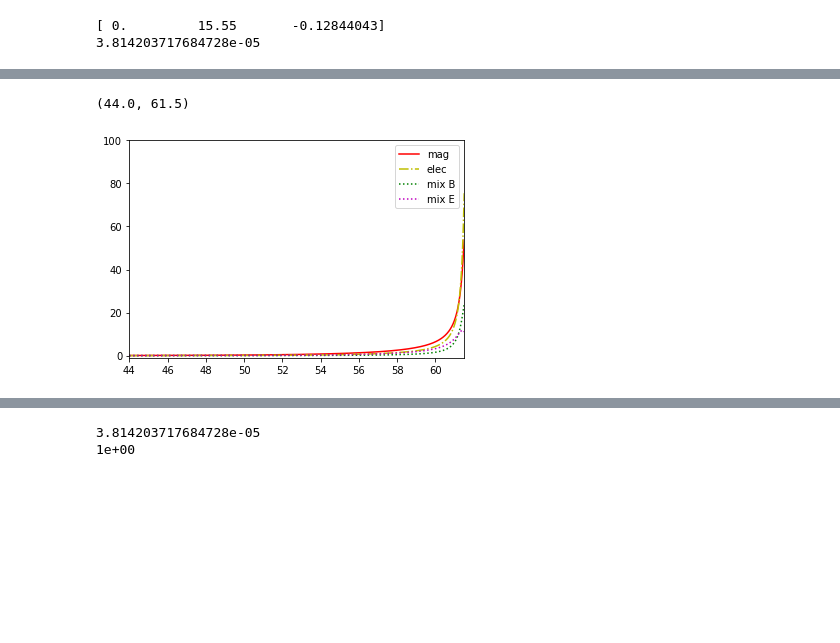
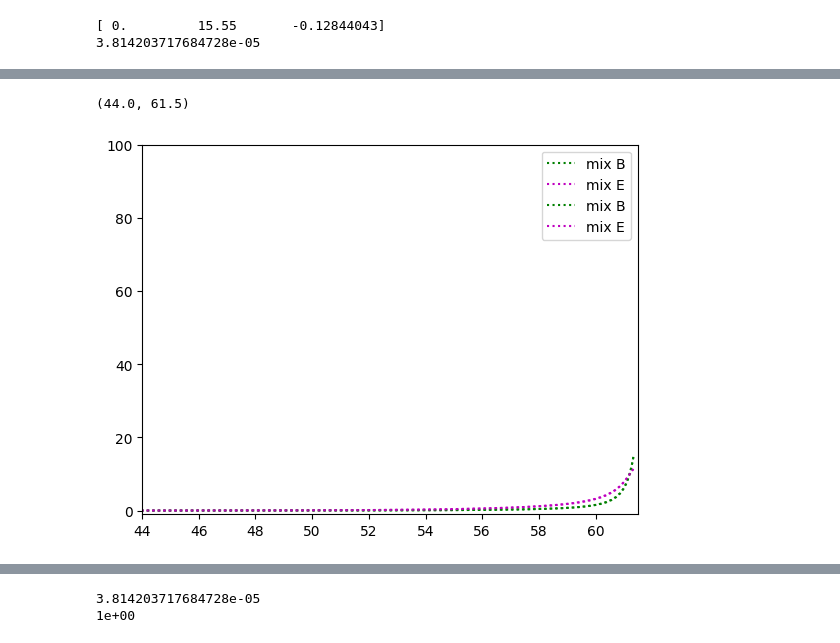
Before and after one commit to richard-von-eckardstein/GEFF, a Jupyter notebook: GradientExpansionCode_Dimless.ipynb, the cells around one changed output, grey strips where cells are left out. Drawn from its saved outputs; the diff is of its cells as text; code cells hidden in the pictures; blank space fills up the shorter version.

```diff
--- a/GradientExpansionCode_Dimless.ipynb
+++ b/GradientExpansionCode_Dimless.ipynb
@@ -951,7 +1056,7 @@ print(H**4)
 omega = H
 
 f = Mpl
-ntr = 116
+ntr = 56
 yini = np.zeros(ntr*3+6)
 yini[0] = 0.
 yini[1] = phi0/f
@@ -982,21 +1087,23 @@ t1 = Timer()
 t2 = Timer()
 t3 = Timer()
 
-#electric picture
-func = lambda t, x: fullGEF_SE_electric(t, x, f=f, omega=omega)
+frac=0.
+
+"""#electric picture
+func = lambda t, x: fullGEF_SE_collinear(t, x, f=f, frac=-1., omega=omega)
 t1.start()
-solA = solve_ivp(func, [0, 150] , yini, method="RK45")#, atol=1e-7, rtol=1e-6)
+solA = solve_ivp(func, [0, 120] , yini, method="RK45")#, atol=1e-7, rtol=1e-6)
 t1.stop()
 
 #magnetic picture
-func = lambda t, x: fullGEF_SE_magnetic(t, x, f=f, omega=omega, approx=True)
-t3.start()
-solB = solve_ivp(func, [0, 125] , zini, method="RK45")#, atol=1e-7, rtol=1e-6)
-t3.stop()
+func = lambda t, x: fullGEF_SE_collinear(t, x, f=f, omega=omega, frac=1., approx=True)
+t2.start()
+solB = solve_ivp(func, [0, 120] , yini, method="RK45")#, atol=1e-7, rtol=1e-6)
+t2.stop()"""
 
 #mixed picture
-func = lambda t, x: fullGEF_SE_mixed(t, x, frac=0.5, f=f, omega=omega)
-t2.start()
-solC = solve_ivp(func, [0, 140] , yini, method="RK45")#, atol=1e-7, rtol=1e-6)
-t2.stop()
+func = lambda t, x: fullGEF_SE_mixed(t, x, f=f, omega=omega)
+t3.start()
+solC = solve_ivp(func, [0, 120] , yini, method="RK45")#, atol=1e-7, rtol=1e-6)
+t3.stop()
 # %% [output]
@@ -1064,8 +1361,10 @@ mag
 # %%
-N1, a1, phi1, dphidt1, kh1, delta1, rhoChi1, E1, B1, G1, V1, H1, xi1, sigma1 = GetPhysQuantities(
-    solA, beta, omega, 1., SE="elc", units=True)
+N1, a1, phi1, dphidt1, kh1, delta1, rhoChi1, E1, B1, G1, V1, H1, xi1, sigmaE1, sigmaB1 = GetPhysQuantities(
+    solA, beta, omega, 1., SE=-1., units=True)
 N2, a2, phi2, dphidt2, kh2, delta2, rhoChi2, E2, B2, G2, V2, H2, xi2, sigmaE2, sigmaB2 = GetPhysQuantities(
-    solC, beta, omega, 1., SE="mix", units=True)
-N3, a3, phi3, dphidt3, kh3, rhoChi3, E3, B3, G3, V3, H3, xi3, sigma3 = GetPhysQuantities(
-    solB, beta, omega, 1., SE="mag", units=True)
+    solD, beta, omega, 1., SE=0.,  units=True)
+N3, a3, phi3, dphidt3, kh3, delta3, rhoChi3, E3, B3, G3, V3, H3, xi3, sigmaE3, sigmaB3  = GetPhysQuantities(
+    solB, beta, omega, 1., SE=1.,  units=True)
+N4, a4, phi4, dphidt4, kh4, delta4, rhoChi4, E4, B4, G4, V4, H4, xi4, sigmaE4, sigmaB4  = GetPhysQuantities(
+    solC, beta, omega, 1., SE="mix",  units=True)
 # %% [output]
@@ -1126,16 +1388,18 @@ plt.xlim(50, 61.5)
 # %%
-plt.plot(N3, sigma3/(2*H3) , "r", label="mag")
-plt.plot(N1, sigma1/(2*H1) , "y-.", label="elec")
+#plt.plot(N3, sigmaB3/(2*H3) , "r", label="mag")
+#plt.plot(N1, sigmaE1/(2*H1) , "y-.", label="elec")
 plt.plot(N2, sigmaB2/(2*H2), "g:",label="mix B")
 plt.plot(N2, sigmaE2/(2*H2), "m:",label="mix E")
+plt.plot(N4, sigmaB4/(2*H4), "g:",label="mix B")
+plt.plot(N4, sigmaE4/(2*H4), "m:",label="mix E")
 #plt.plot(N1, xi1, "y-.",label="elec")
 plt.legend(loc=0)
 #plt.yscale("symlog")
 plt.ylim(-1., 100.)
 plt.xlim(44, 61.5)
 # %% [output]
 (44.0, 61.5)
-[figure, old version]
+[figure, new version]
 # %%
 f1 = CubicSpline(N1, 2*dphidt1**2 - 2*V1 + E1 + B1 + 2*rhoChi1)
 
```
Also changed, not shown: parts of 20 cells of this notebook, 1 other file.
